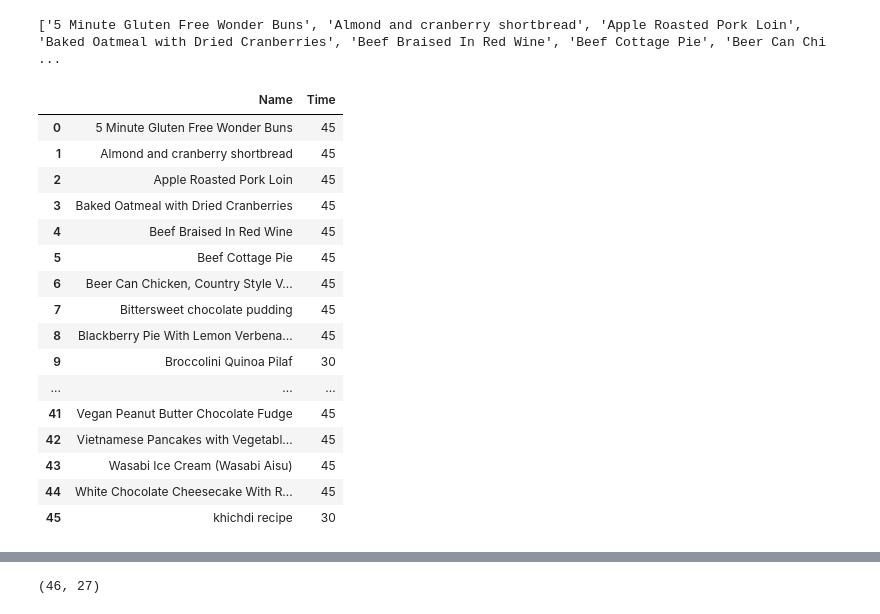
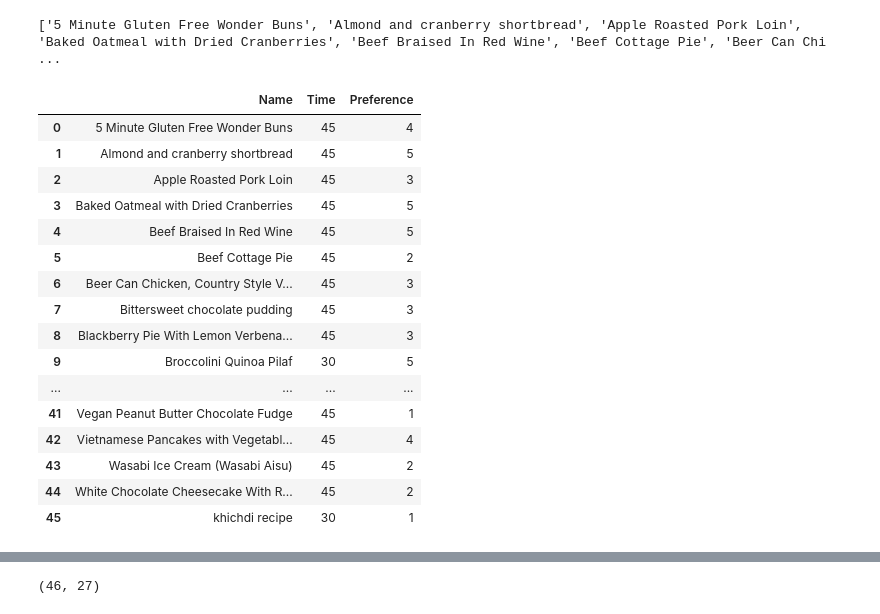
Before and after one commit to zli868/Dietary-planning, a Jupyter notebook: data/preprocessing.ipynb, the cells around one changed output, grey strips where cells are left out. Saved outputs shown, nothing was run; the diff lists cells and outputs as text; code cells hidden in the pictures.

Commit message:
add the code of lP to generate the output. additionally, generate a randomly assigned preference to the recipe_cost table

```diff
--- a/data/preprocessing.ipynb
+++ b/data/preprocessing.ipynb
@@ -178,41 +178,55 @@ print(recipe_name )
 # %% [output]
 ['5 Minute Gluten Free Wonder Buns', 'Almond and cranberry shortbread', 'Apple Roasted Pork Loin', 'Baked Oatmeal with Dried Cranberries', 'Beef Braised In Red Wine', 'Beef Cottage Pie', 'Beer Can Chi ...
 # %%
+
+
 # Load the CSV file into a DataFrame
 df_recipe_cost = pd.read_csv("recipe_basic_info.csv")
 
 # Rename the columns
 df_recipe_cost.columns = ["Name", "Time"]
 
 #Filter out rows where the "name" column is not in recipe_name
 df_filtered = df_recipe_cost[df_recipe_cost['Name'].isin(recipe_name)]
 
 # Sort the DataFrame based on the "Nutrition" column in alphabetical order
 df_filtered = df_filtered.sort_values(by="Name")
 
 # Reset the index of the DataFrame
 df_filtered= df_filtered.reset_index(drop=True)
 
 df_recipe_cost=df_filtered
+
+
+# Set a random seed for reproducibility
+np.random.seed(42)
+
+# Define the range for random numbers
+min_preference = 1
+max_preference = 5
+
+# Add a new column named "Preference" with random numbers between 1 and 5
+df_recipe_cost["Preference"] = np.random.randint(min_preference, max_preference + 1, size=len(df_recipe_cost))
+
 df_recipe_cost
 # %% [output]
-|  | Name | Time |
-| 0 | 5 Minute Gluten Free Wonder Buns | 45 |
-| 1 | Almond and cranberry shortbread | 45 |
-| 2 | Apple Roasted Pork Loin | 45 |
-| 3 | Baked Oatmeal with Dried Cranberries | 45 |
-| 4 | Beef Braised In Red Wine | 45 |
-| 5 | Beef Cottage Pie | 45 |
-| 6 | Beer Can Chicken, Country Style V... | 45 |
-| 7 | Bittersweet chocolate pudding | 45 |
-| 8 | Blackberry Pie With Lemon Verbena... | 45 |
-| 9 | Broccolini Quinoa Pilaf | 30 |
-| ... | ... | ... |
-| 41 | Vegan Peanut Butter Chocolate Fudge | 45 |
-| 42 | Vietnamese Pancakes with Vegetabl... | 45 |
-| 43 | Wasabi Ice Cream (Wasabi Aisu) | 45 |
-| 44 | White Chocolate Cheesecake With R... | 45 |
-| 45 | khichdi recipe | 30 |
+|  | Name | Time | Preference |
+| 0 | 5 Minute Gluten Free Wonder Buns | 45 | 4 |
+| 1 | Almond and cranberry shortbread | 45 | 5 |
+| 2 | Apple Roasted Pork Loin | 45 | 3 |
+| 3 | Baked Oatmeal with Dried Cranberries | 45 | 5 |
+| 4 | Beef Braised In Red Wine | 45 | 5 |
+| 5 | Beef Cottage Pie | 45 | 2 |
+| 6 | Beer Can Chicken, Country Style V... | 45 | 3 |
+| 7 | Bittersweet chocolate pudding | 45 | 3 |
+| 8 | Blackberry Pie With Lemon Verbena... | 45 | 3 |
+| 9 | Broccolini Quinoa Pilaf | 30 | 5 |
+| ... | ... | ... | ... |
+| 41 | Vegan Peanut Butter Chocolate Fudge | 45 | 1 |
+| 42 | Vietnamese Pancakes with Vegetabl... | 45 | 4 |
+| 43 | Wasabi Ice Cream (Wasabi Aisu) | 45 | 2 |
+| 44 | White Chocolate Cheesecake With R... | 45 | 2 |
+| 45 | khichdi recipe | 30 | 1 |
 # %%
 df_recipe
 # %% [output]
```
Also changed, not shown: parts of 2 cells of this notebook, 2 other files.
